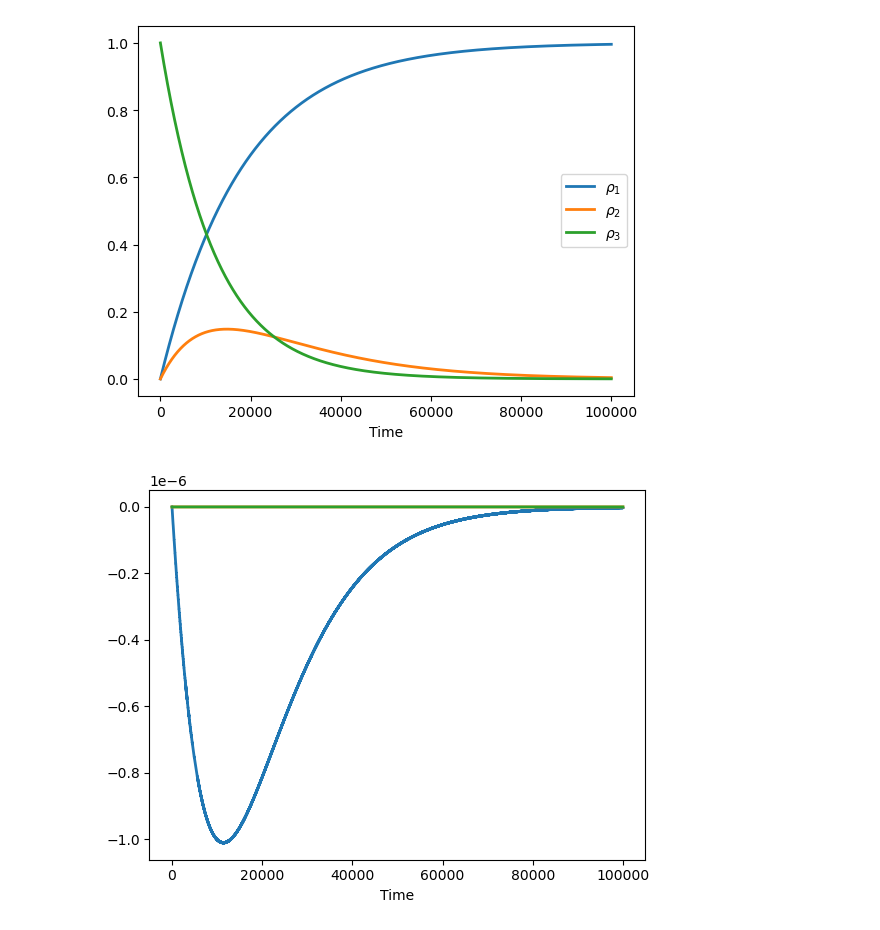
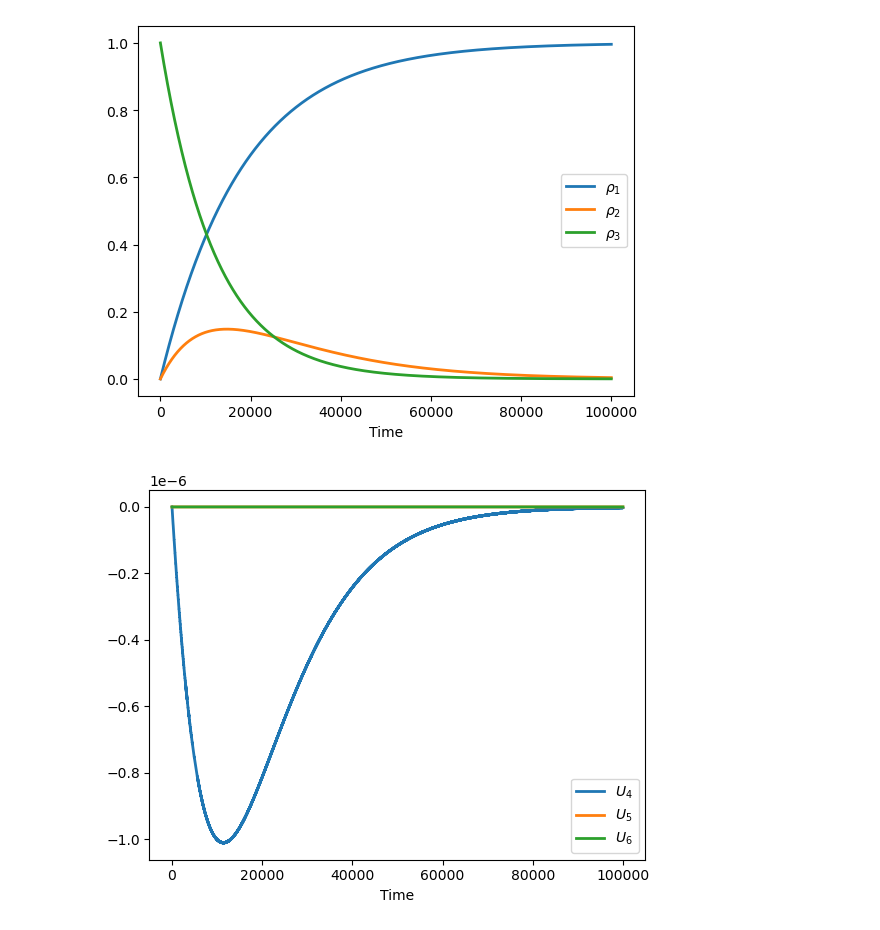
Before and after one commit to kolekeita/Project_article_Okaingny, a Jupyter notebook: Codes/Code1.ipynb, the cells around one changed output. Saved outputs shown, nothing was run; the diff lists cells and outputs as text; code cells hidden in the pictures.

```diff
--- a/Codes/Untitled.ipynb
+++ b/Codes/Code1.ipynb
@@ -218,13 +199,13 @@ plt.show()
 [figure]
 # %%
 plt.figure()
-plt.plot(SOL[3,:],lw=2)
-plt.plot(SOL[4,:],lw=2)
-plt.plot(SOL[5,:],lw=2)
-#plt.legend()
+plt.plot(SOL[3,:],lw=2,label=r'$U_4$')
+plt.plot(SOL[4,:],lw=2,label=r'$U_5$')
+plt.plot(SOL[5,:],lw=2,label=r'$U_6$')
+plt.legend()
 plt.xlabel('Time')
 plt.show()
 # %% [output]
-[figure, old version]
+[figure, new version]
 # %%
 plt.figure()
```
Also changed, not shown: parts of 4 cells of this notebook.
